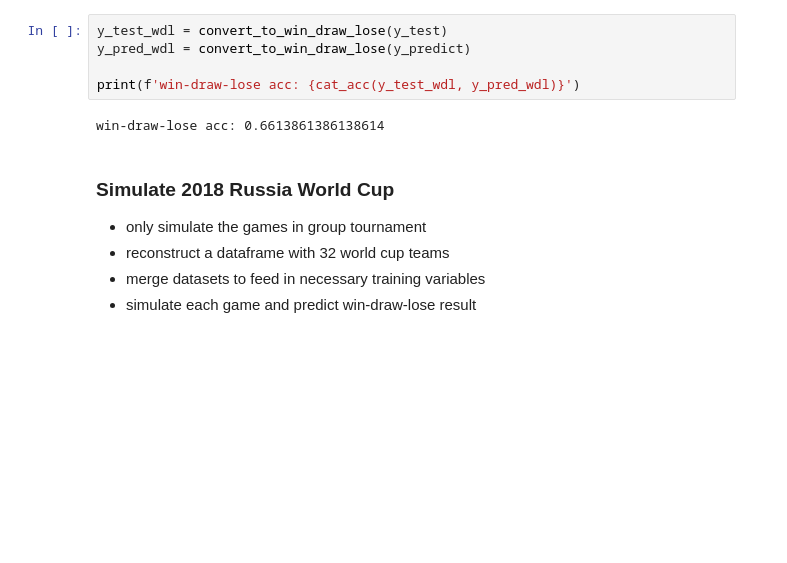
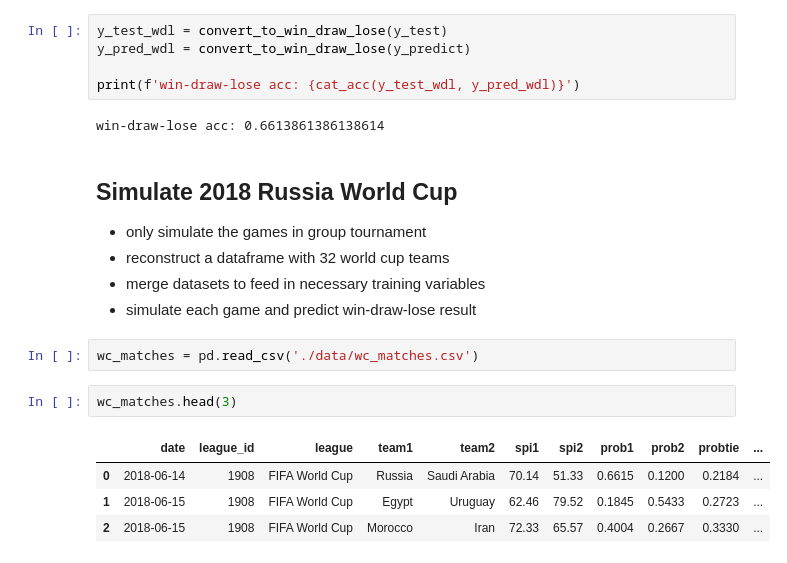
Before and after one commit to kallyzhu/SoccerAnalysis, a Jupyter notebook: soccer-matches-analysis.ipynb, the cells around one changed output. Saved outputs shown, nothing was run; the diff lists cells and outputs as text; blank space fills up the shorter version.

```diff
--- a/soccer-matches-analysis.ipynb
+++ b/soccer-matches-analysis.ipynb
@@ -738,8 +738,17 @@ print(f'win-draw-lose acc: {cat_acc(y_test_wdl, y_pred_wdl)}')
 # %% [output]
 win-draw-lose acc: 0.6613861386138614
 # %% [markdown]
-### Simulate 2018 Russia World Cup
+## Simulate 2018 Russia World Cup
 - only simulate the games in group tournament
 - reconstruct a dataframe with 32 world cup teams
 - merge datasets to feed in necessary training variables
 - simulate each game and predict win-draw-lose result
+# %%
+wc_matches = pd.read_csv('./data/wc_matches.csv')
+# %%
+wc_matches.head(3)
+# %% [output]
+|  | date | league_id | league | team1 | team2 | spi1 | spi2 | prob1 | prob2 | probtie | ... |
+| 0 | 2018-06-14 | 1908 | FIFA World Cup | Russia | Saudi Arabia | 70.14 | 51.33 | 0.6615 | 0.1200 | 0.2184 | ... |
+| 1 | 2018-06-15 | 1908 | FIFA World Cup | Egypt | Uruguay | 62.46 | 79.52 | 0.1845 | 0.5433 | 0.2723 | ... |
+| 2 | 2018-06-15 | 1908 | FIFA World Cup | Morocco | Iran | 72.33 | 65.57 | 0.4004 | 0.2667 | 0.3330 | ... |
```
Also changed, not shown: parts of 4 cells of this notebook, 1 other file.
